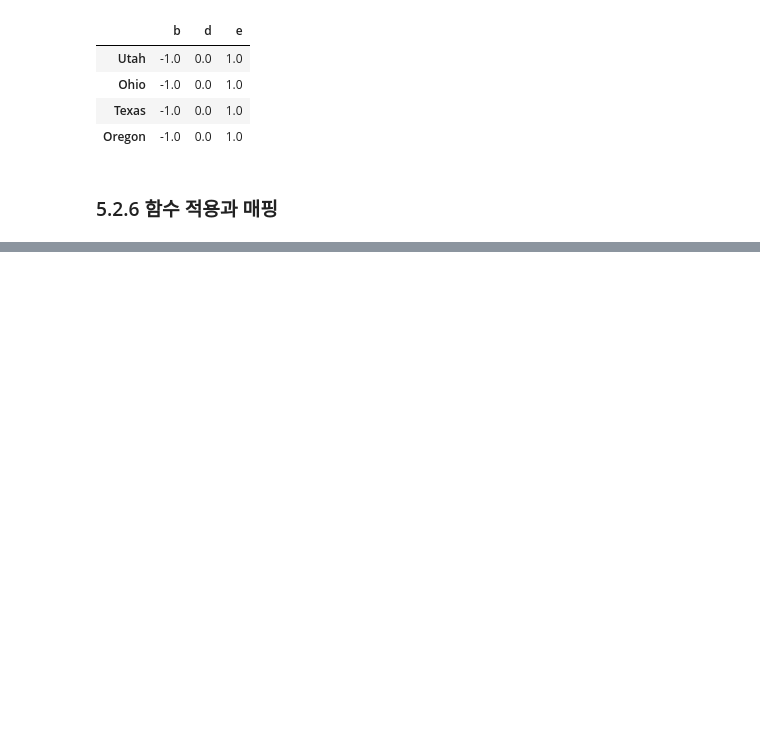
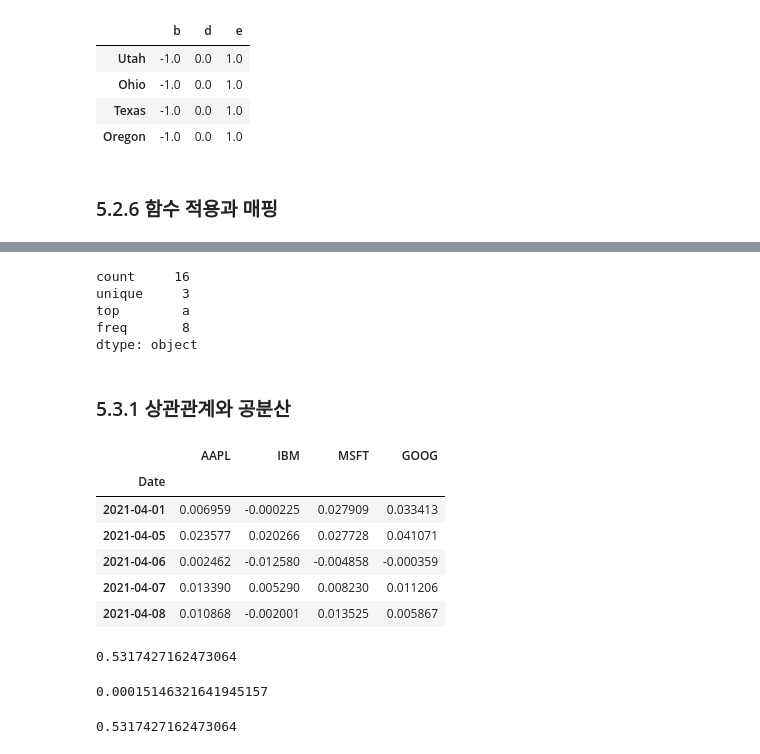
Before and after one commit to kec0130/Python-for-Data-Analysis, a Jupyter notebook: ch05.ipynb, the cells around one changed output, grey strips where cells are left out. Cells and saved outputs as stored; diff of their text form; code cells hidden in the pictures; blank space fills up the shorter version.

```diff
--- a/ch05.ipynb
+++ b/ch05.ipynb
@@ -1035,0 +1269,43 @@ Name: e, dtype: object
+# %%
+obj = pd.Series(['a', 'a', 'b', 'c'] * 4)
+obj.describe()  # 요약 통계량(범주형 데이터)
+# %% [output]
+count     16
+unique     3
+top        a
+freq       8
+dtype: object
+# %% [markdown]
+### 5.3.1 상관관계와 공분산
+# %%
+import pandas_datareader.data as web
+
+all_data = {ticker: web.get_data_yahoo(ticker)
+            for ticker in ['AAPL', 'IBM', 'MSFT', 'GOOG']}
+price = pd.DataFrame({ticker: data['Adj Close']
+                      for ticker, data in all_data.items()})
+volume = pd.DataFrame({ticker: data['Volume']
+                       for ticker, data in all_data.items()})
+# %%
+returns = price.pct_change()  # 각 주식의 퍼센트 변화율
+returns.tail()
+# %% [output]
+|  | AAPL | IBM | MSFT | GOOG |
+| Date |  |  |  |  |
+| 2021-04-01 | 0.006959 | -0.000225 | 0.027909 | 0.033413 |
+| 2021-04-05 | 0.023577 | 0.020266 | 0.027728 | 0.041071 |
+| 2021-04-06 | 0.002462 | -0.012580 | -0.004858 | -0.000359 |
+| 2021-04-07 | 0.013390 | 0.005290 | 0.008230 | 0.011206 |
+| 2021-04-08 | 0.010868 | -0.002001 | 0.013525 | 0.005867 |
+# %%
+returns['MSFT'].corr(returns['IBM'])  # 상관관계
+# %% [output]
+0.5317427162473064
+# %%
+returns['MSFT'].cov(returns['IBM'])  # 공분산
+# %% [output]
+0.00015146321641945157
+# %%
+returns.MSFT.corr(returns.IBM)  # 파이썬 변수명 규칙에 맞는 컬럼 선택
+# %% [output]
+0.5317427162473064
```
Also changed, not shown: parts of 51 cells of this notebook.
